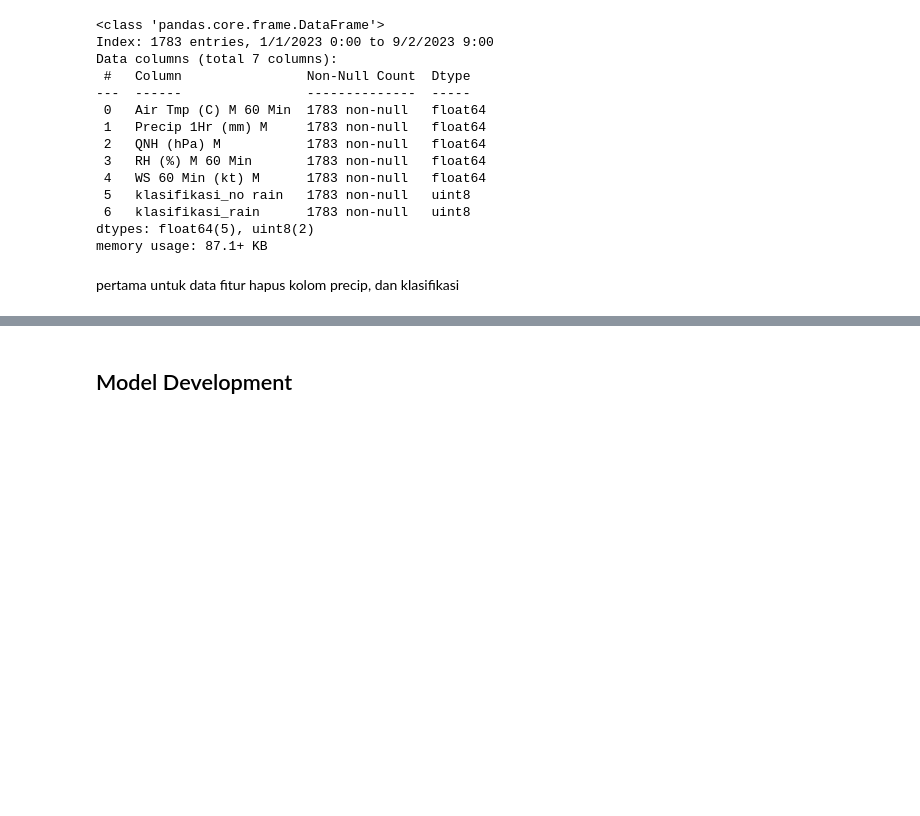
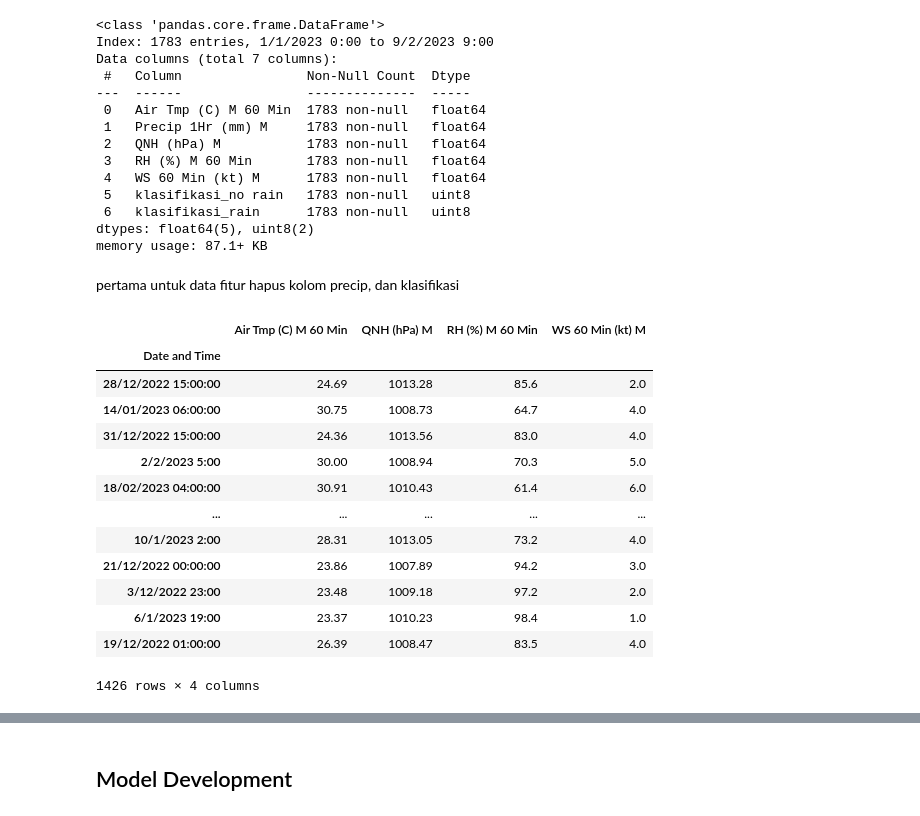
Before and after one commit to el-thobhy/rainfall-prediction, a Jupyter notebook: test_code_bmkg.ipynb, the cells around one changed output, grey strips where cells are left out. Drawn from its saved outputs; the diff is of its cells as text; code cells hidden in the pictures; blank space fills up the shorter version.

```diff
--- a/test_code_bmkg.ipynb
+++ b/test_code_bmkg.ipynb
@@ -229,0 +228,17 @@ X_train, X_test, y_train, y_test = train_test_split(X, y, train_size = 0.80, tes
+# %%
+pd.DataFrame(X_train)
+# %% [output]
+|  | Air Tmp (C) M 60 Min | QNH (hPa) M | RH (%) M 60 Min | WS 60 Min (kt) M |
+| Date and Time |  |  |  |  |
+| 28/12/2022 15:00:00 | 24.69 | 1013.28 | 85.6 | 2.0 |
+| 14/01/2023 06:00:00 | 30.75 | 1008.73 | 64.7 | 4.0 |
+| 31/12/2022 15:00:00 | 24.36 | 1013.56 | 83.0 | 4.0 |
+| 2/2/2023 5:00 | 30.00 | 1008.94 | 70.3 | 5.0 |
+| 18/02/2023 04:00:00 | 30.91 | 1010.43 | 61.4 | 6.0 |
+| ... | ... | ... | ... | ... |
+| 10/1/2023 2:00 | 28.31 | 1013.05 | 73.2 | 4.0 |
+| 21/12/2022 00:00:00 | 23.86 | 1007.89 | 94.2 | 3.0 |
+| 3/12/2022 23:00 | 23.48 | 1009.18 | 97.2 | 2.0 |
+| 6/1/2023 19:00 | 23.37 | 1010.23 | 98.4 | 1.0 |
+| 19/12/2022 01:00:00 | 26.39 | 1008.47 | 83.5 | 4.0 |
+1426 rows × 4 columns
```
Also changed, not shown: parts of 9 cells of this notebook.
